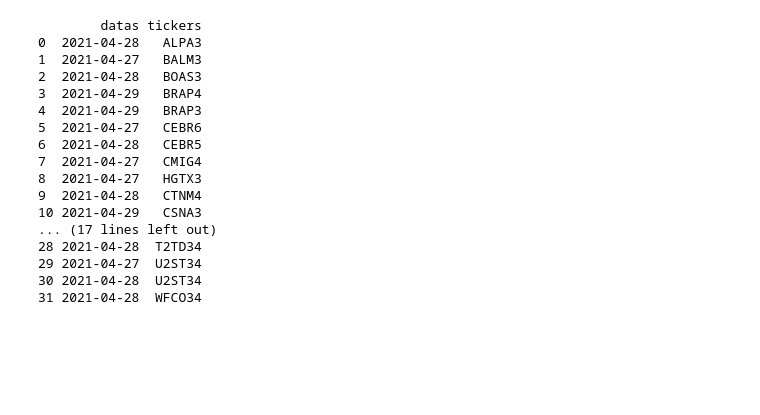
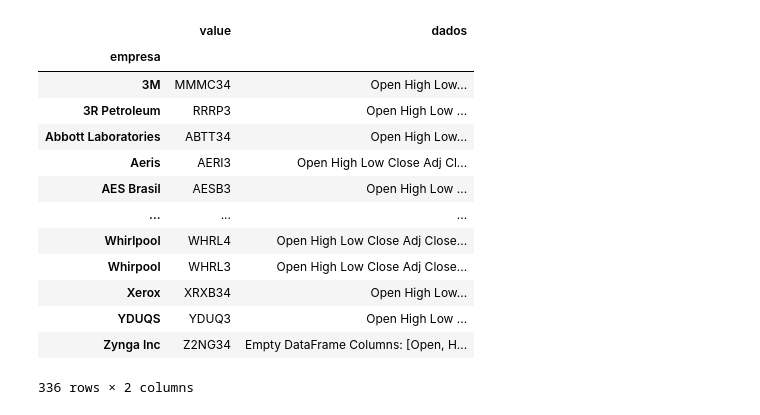
Before and after one commit to Henrique-Gomes/setup9.2, a Jupyter notebook: setup9.2.ipynb, the cells around one changed output. Saved outputs shown, nothing was run; the diff lists cells and outputs as text; code cells hidden in the pictures; blank space fills up the shorter version.

```diff
--- a/setup9.2.ipynb
+++ b/setup9.2.ipynb
@@ -44,7 +30,7 @@ aux = []
 #Carregar os dados
 
 for i in range(df.shape[0]):
-    aux.append(web.get_data_yahoo(df.iloc[i,0]+'.sa',start='2021-01-01',end = '2021-04-30'));
+    aux.append(web.get_data_yahoo(df.iloc[i,0]+'.sa',start='2021-01-01',end = '2021-05-04'));
 
 df.insert(1, 'dados', aux, allow_duplicates=True);
 
@@ -72,9 +65,12 @@ print('======= ACABOU ===========')
 
 df.to_hdf('b3test.h5', 'obj1');
 # %%
-# carregar
-
+# carregar data frame
+df = pd.DataFrame();
+aux = [];
 df = pd.read_hdf('b3test.h5', 'obj1');
+for i in range(df.shape[0]):
+    aux.append(df.iloc[i,1])
 # %%
 # atualização
 
@@ -186,21 +186,4 @@ sinal_markmin = pd.DataFrame({'datas':datamin, 'tickers':tickersmin})
 # %%
-#Printar markmin
-print(sinal_markmin.to_string())
+#declarar coluna vazia slope
+#for i in range(df.shape[0]):
+    #aux[i]["SLOPE"]="";
-# %% [output]
-        datas tickers
-0  2021-04-28   ALPA3
-1  2021-04-27   BALM3
-2  2021-04-28   BOAS3
-3  2021-04-29   BRAP4
-4  2021-04-29   BRAP3
-5  2021-04-27   CEBR6
-6  2021-04-28   CEBR5
-7  2021-04-27   CMIG4
-8  2021-04-27   HGTX3
-9  2021-04-28   CTNM4
-10 2021-04-29   CSNA3
-... (17 lines left out)
-28 2021-04-28  T2TD34
-29 2021-04-27  U2ST34
-30 2021-04-28  U2ST34
-31 2021-04-28  WFCO34
@@ -206,0 +194,17 @@ print(sinal_markmin.to_string())
+# %%
+df
+# %% [output]
+|  | value | dados |
+| empresa |  |  |
+| 3M | MMMC34 | Open High Low... |
+| 3R Petroleum | RRRP3 | Open High Low ... |
+| Abbott Laboratories | ABTT34 | Open High Low... |
+| Aeris | AERI3 | Open High Low Close Adj Cl... |
+| AES Brasil | AESB3 | Open High Low ... |
+| ... | ... | ... |
+| Whirlpool | WHRL4 | Open High Low Close Adj Close... |
+| Whirpool | WHRL3 | Open High Low Close Adj Close... |
+| Xerox | XRXB34 | Open High Low... |
+| YDUQS | YDUQ3 | Open High Low ... |
+| Zynga Inc | Z2NG34 | Empty DataFrame Columns: [Open, H... |
+336 rows × 2 columns
```
Also changed, not shown: parts of 16 cells of this notebook, 2 other files.
